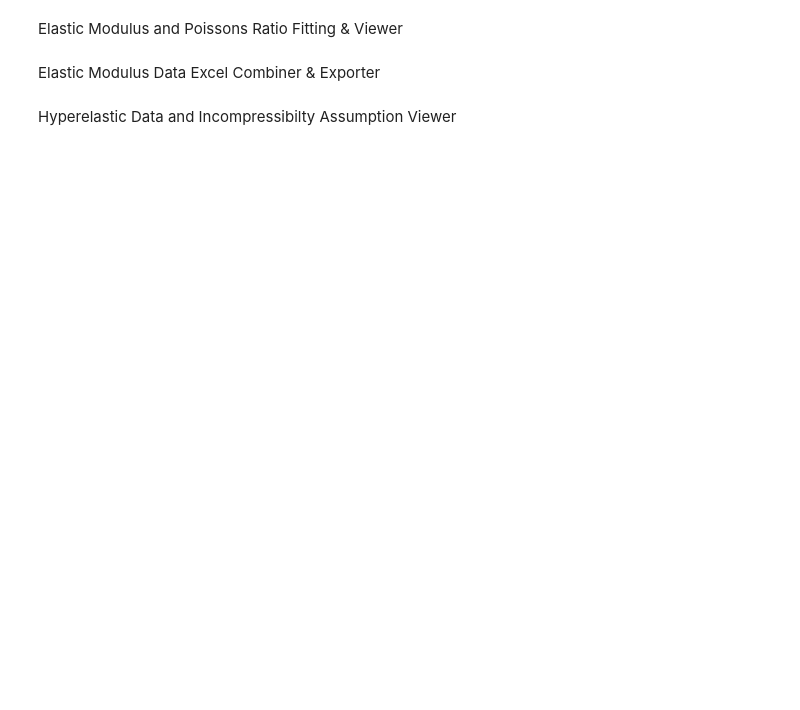
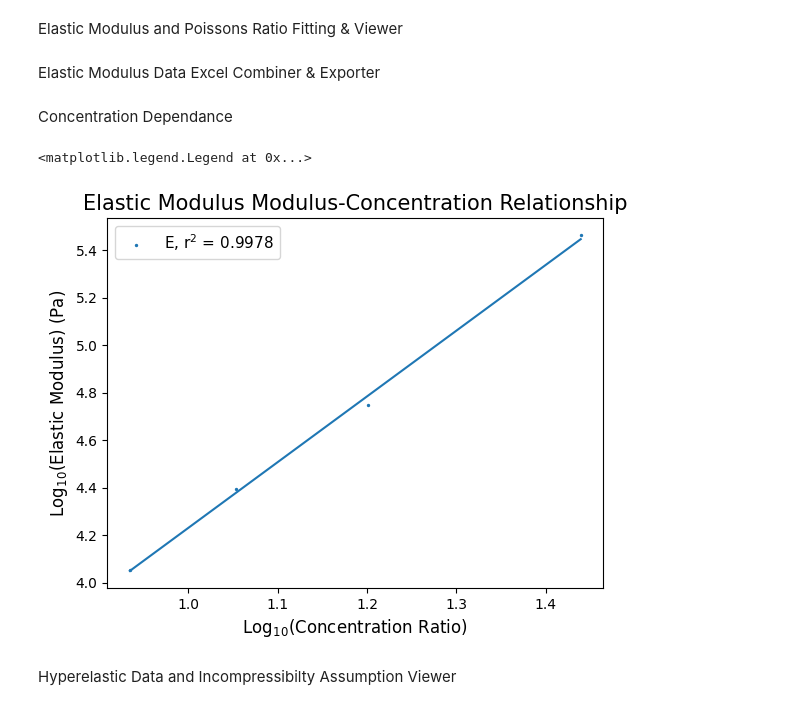
Before and after one commit to TheDuckenEngineer/PVC-Tensile-Experiment, a Jupyter notebook: Elastic and Hyperelastic fitting.ipynb, the cells around one changed output. Saved outputs shown, nothing was run; the diff lists cells and outputs as text; code cells hidden in the pictures; blank space fills up the shorter version.

```diff
--- a/Elastic and Hyperelastic fitting.ipynb
+++ b/Elastic and Hyperelastic fitting.ipynb
@@ -83,6 +83,59 @@ for plastiRatio in ['P2', 'P4', 'P6', 'P8']:
     df["Eng. Stress (Pa)"] = stress[elasRegion]
 
     # df.to_csv(f"Data/{plastiRatio} Uniaxial Tensile Data.csv", sep = ',', header = True, index = False)
+# %% [markdown]
+Concentration Dependance
+# %%
+from pvc_tensile_experiment.Functions import *
+import pandas as pd; import numpy as np
+from scipy.optimize import curve_fit
+
+def LinearFit(x, a, b):
+    return a*x + b
+
+# Compute R-squared
+def RSquared(yTrue, yPredict):
+    ssResidual = np.sum((yTrue - yPredict)**2)
+    ssTotal = np.sum((yTrue - np.mean(yTrue))**2)
+    return 1 - (ssResidual/ssTotal)
+
+
+# express the concentrations as log base 10.
+# concentration = np.log10([np.array([2, 4, 6, 8])])
+concentration = np.log10(np.array([27.5, 15.9, 11.3, 8.6]))
+# concentration = np.log10([np.array([1/2, 1/4, 1/6, 1/8])])
+
+# preallocate the data dataframe
+data = pd.DataFrame(columns = ['Elastic Modulus (Pa)'])
+modulus = pd.read_csv(f'Data/PVC Gel Material Parameters.csv', usecols = [1])
+data = pd.concat([data, modulus], ignore_index = True)
+
+# convert each modulus to log base 10. convert -inf to empty
+data['Elastic Modulus (Pa)'] = np.log10(data['Elastic Modulus (Pa)'])
+
+# add a concentration column
+data.insert(0, 'Plasticizer', concentration)
+
+# plot parameters
+markerSize = 2
+titleSize = 15
+axisSize = 12
+legendSize = 11
+
+# fit the elastic modulus to the
+params, _ = curve_fit(LinearFit, data['Plasticizer'].to_numpy(), data['Elastic Modulus (Pa)'].to_numpy())
+r2 = RSquared( data['Elastic Modulus (Pa)'].to_numpy(), LinearFit(data['Plasticizer'].to_numpy(), params[0], params[1]))
+
+# elastic modulus fitment
+plt.scatter(data['Plasticizer'], data['Elastic Modulus (Pa)'], s = markerSize, label = f'E, r$^2$ = {np.round(r2, 4)}')
+plt.plot(data['Plasticizer'], LinearFit(data['Plasticizer'].to_numpy(), params[0], params[1]))
+plt.xlabel('Log$_1$$_0$(Concentration Ratio)', fontsize = axisSize)
+plt.ylabel('Log$_1$$_0$(Elastic Modulus) (Pa)', fontsize = axisSize)
+plt.title('Elastic Modulus Modulus-Concentration Relationship', fontsize = titleSize)
+plt.legend(fontsize = legendSize)
+# %% [output]
+<matplotlib.legend.Legend at 0x...>
+[figure, added]
 # %% [markdown]
 Hyperelastic Data and Incompressibilty Assumption Viewer
 # %%
```
Also changed, not shown: parts of 3 cells of this notebook, 2 other files.
